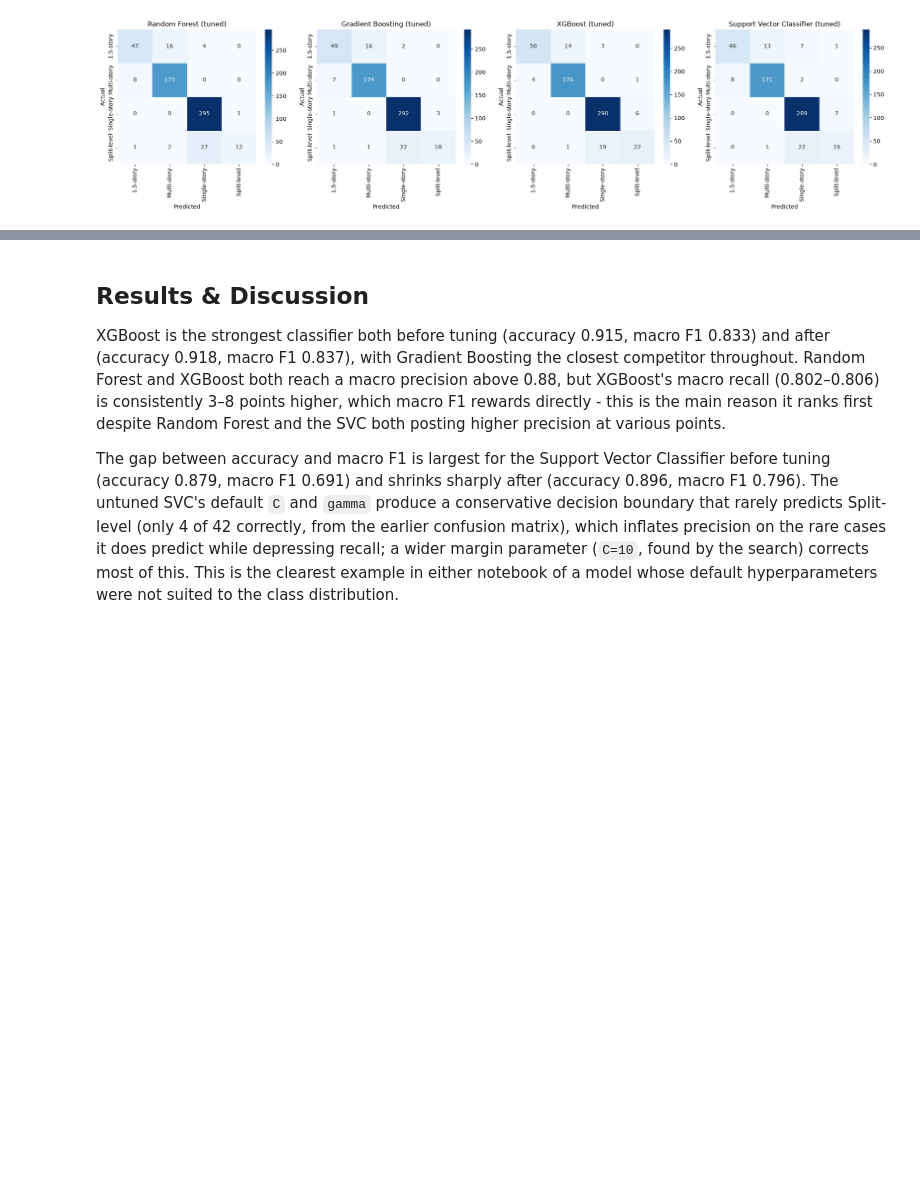
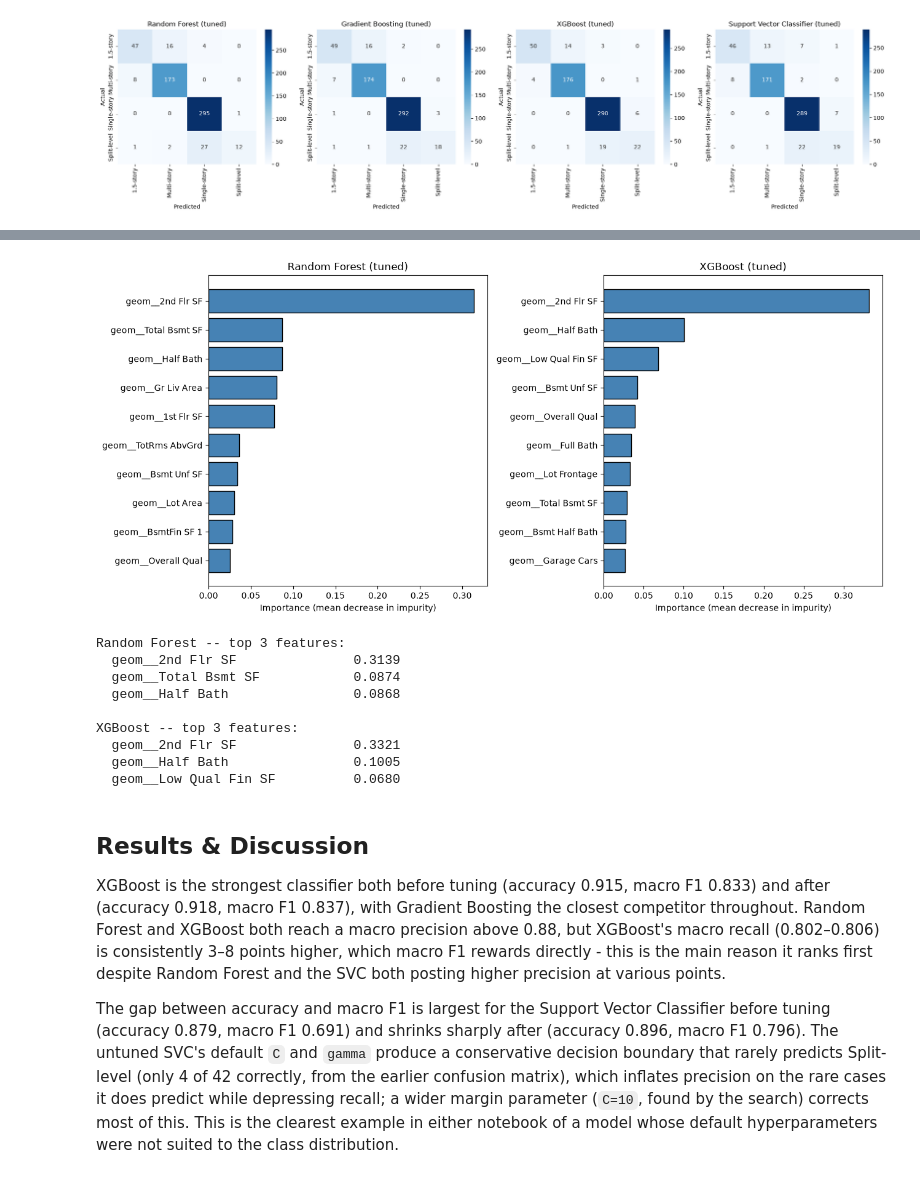
Before and after one commit to Anindo21/ames-housing-analysis, a Jupyter notebook: notebooks/classification.ipynb, the cells around one changed output, grey strips where cells are left out. Drawn from its saved outputs; the diff is of its cells as text; code cells hidden in the pictures; blank space fills up the shorter version.

```diff
--- a/notebooks/classification.ipynb
+++ b/notebooks/classification.ipynb
@@ -355,3 +360,38 @@ plt.show()
+# %%
+fi_models = {name: best_models[name] for name in ['Random Forest', 'XGBoost']}
+
+fig, axes = plt.subplots(1, 2, figsize=(13, 6))
+for ax, (name, pipe) in zip(axes, fi_models.items()):
+    feat_names  = pipe.named_steps['preprocessor'].get_feature_names_out()
+    importances = pipe.named_steps['model'].feature_importances_
+    top_idx     = np.argsort(importances)[-10:]
+    ax.barh(range(len(top_idx)), importances[top_idx], color='steelblue', edgecolor='black')
+    ax.set_yticks(range(len(top_idx)))
+    ax.set_yticklabels([feat_names[i] for i in top_idx])
+    ax.set_xlabel('Importance (mean decrease in impurity)')
+    ax.set_title(f'{name} (tuned)')
+plt.tight_layout()
+plt.show()
+
+for name, pipe in fi_models.items():
+    feat_names  = pipe.named_steps['preprocessor'].get_feature_names_out()
+    importances = pipe.named_steps['model'].feature_importances_
+    top3 = np.argsort(importances)[::-1][:3]
+    print(f'{name} -- top 3 features:')
+    for i in top3:
+        print(f'  {feat_names[i]:30s} {importances[i]:.4f}')
+    print()
+# %% [output]
+[figure, added]
+Random Forest -- top 3 features:
+  geom__2nd Flr SF               0.3139
+  geom__Total Bsmt SF            0.0874
+  geom__Half Bath                0.0868
+
+XGBoost -- top 3 features:
+  geom__2nd Flr SF               0.3321
+  geom__Half Bath                0.1005
+  geom__Low Qual Fin SF          0.0680
 # %% [markdown]
 ## Results & Discussion
 
```
Also changed, not shown: parts of 3 cells of this notebook, 3 other files.
